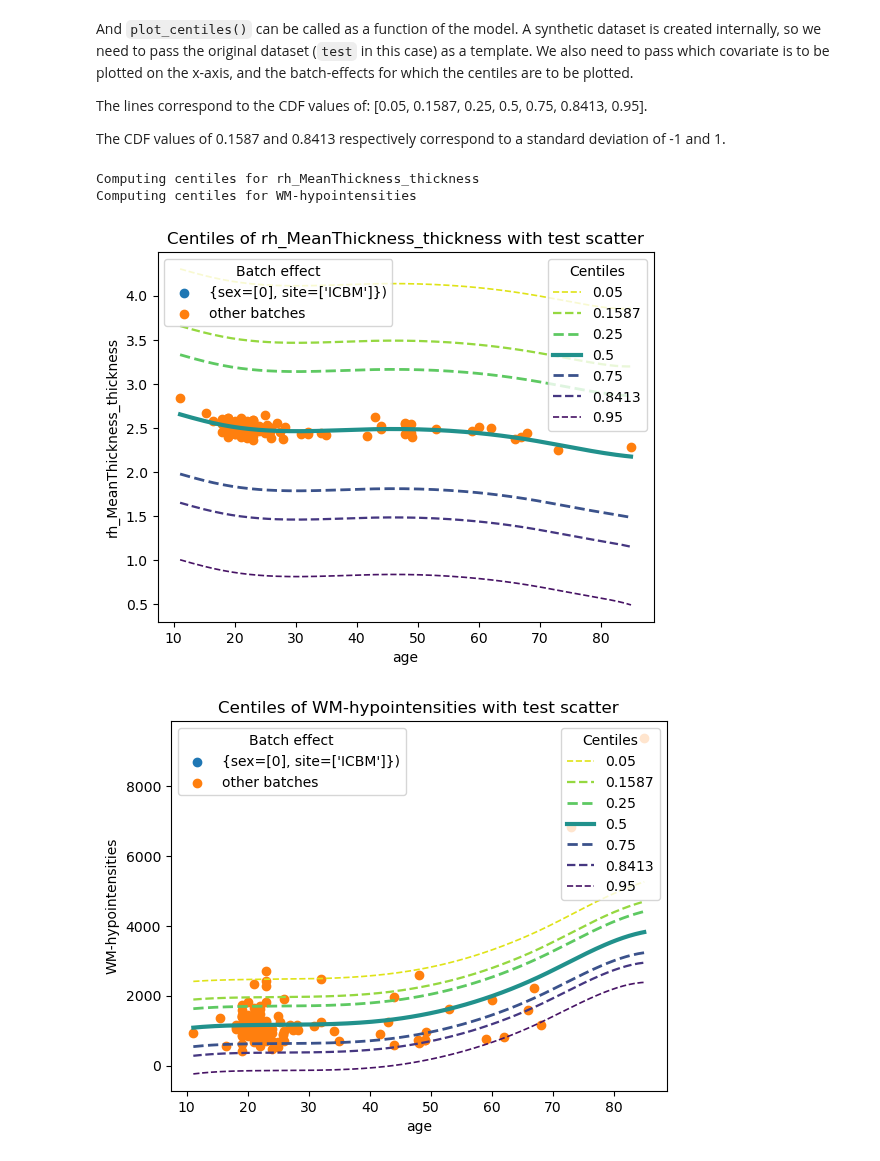
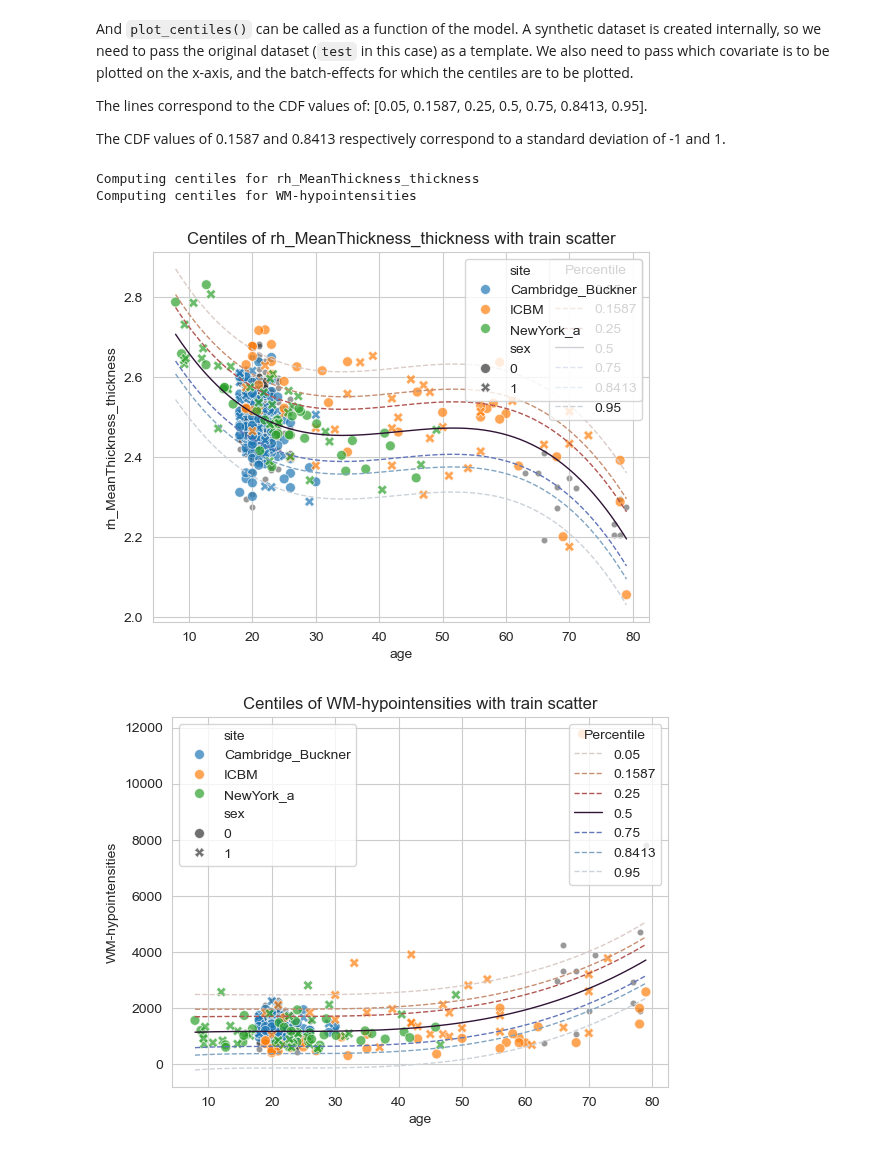
Before and after one commit to amarquand/PCNtoolkit, a Jupyter notebook: example_notebooks/blr_example.ipynb, the cells around one changed output. Cells and saved outputs as stored; diff of their text form; code cells hidden in the pictures.

```diff
--- a/example_notebooks/blr_example.ipynb
+++ b/example_notebooks/blr_example.ipynb
@@ -95,9 +103,9 @@ norm_conf = NormConf(
     savemodel=True,
     save_dir="resources/save_dir",
     log_dir="resources/log_dir",
-    inscaler="none",
-    outscaler="none",
-    basis_function="bspline",
+    inscaler="standardize",
+    outscaler="standardize",
+    basis_function="polynomial",
     order=3,
     nknots=5,
 )
@@ -106,7 +114,7 @@ Configuration of normative model is valid.
 # %% [markdown]
 ## Configure the regression model
 # %%
-blr_conf = BLRConf(intercept=False)
+blr_conf = BLRConf(intercept=True, random_intercept=False)
 # %% [output]
 Configuration of regression model is valid.
 # %% [markdown]
@@ -230,10 +242,15 @@ The CDF values of 0.1587 and 0.8413 respectively correspond to a standard deviat
 # %%
 # test.centiles # the centiles
 norm_hbr.plot_centiles(
-    test, covariate="age", batch_effects={"sex": [0], "site": ["ICBM"]}, show_data=True
+    train,
+    # cummul_densities=[0.05, 0.5, 0.95],
+    covariate="age",
+    batch_effects={"sex": [0, 1], "site": ["Cambridge_Buckner", "ICBM", "NewYork_a"]},
+    show_data=True,
+    plt_kwargs={"cmap": "twilight"},
 )
 # %% [output]
 Computing centiles for rh_MeanThickness_thickness
 Computing centiles for WM-hypointensities
-[figure, old version]
+[figure, new version]
-[figure, old version]
+[figure, new version]
```
Also changed, not shown: parts of 11 cells of this notebook, 1 other file.
